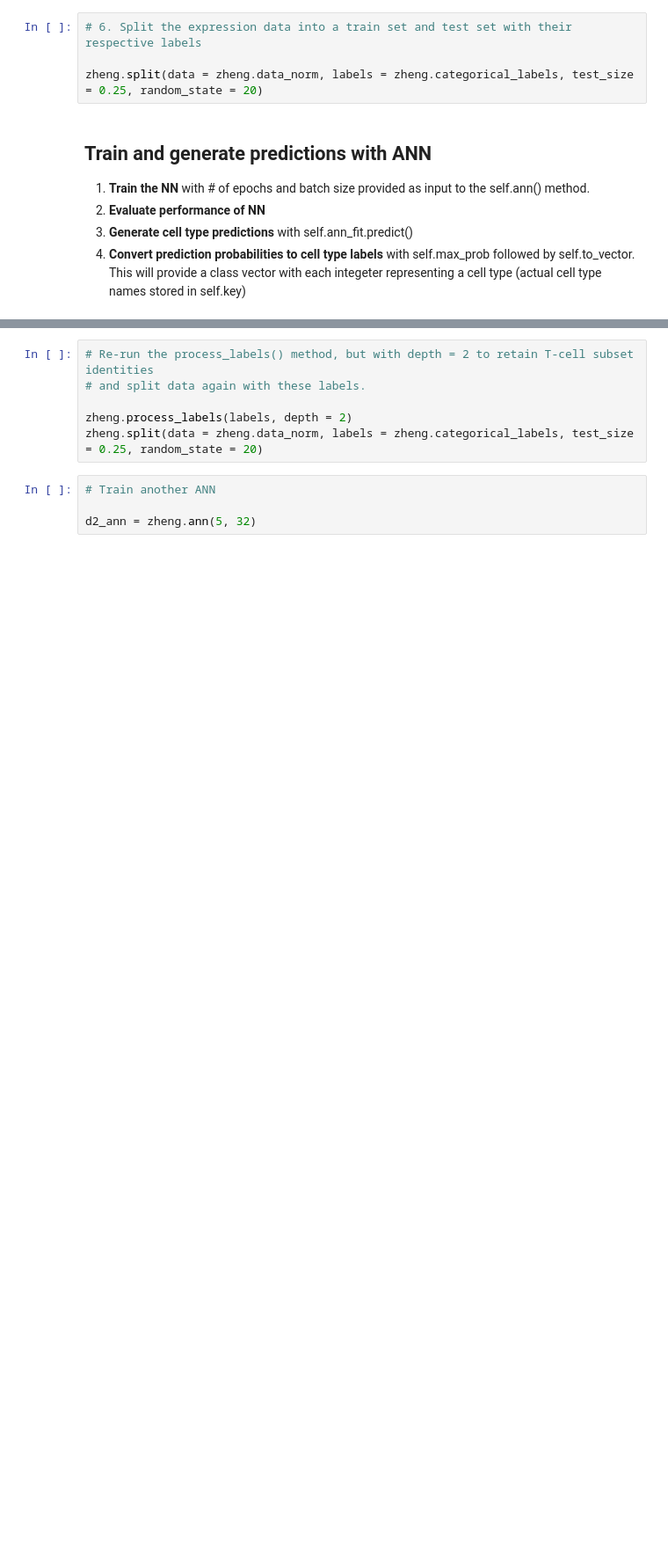
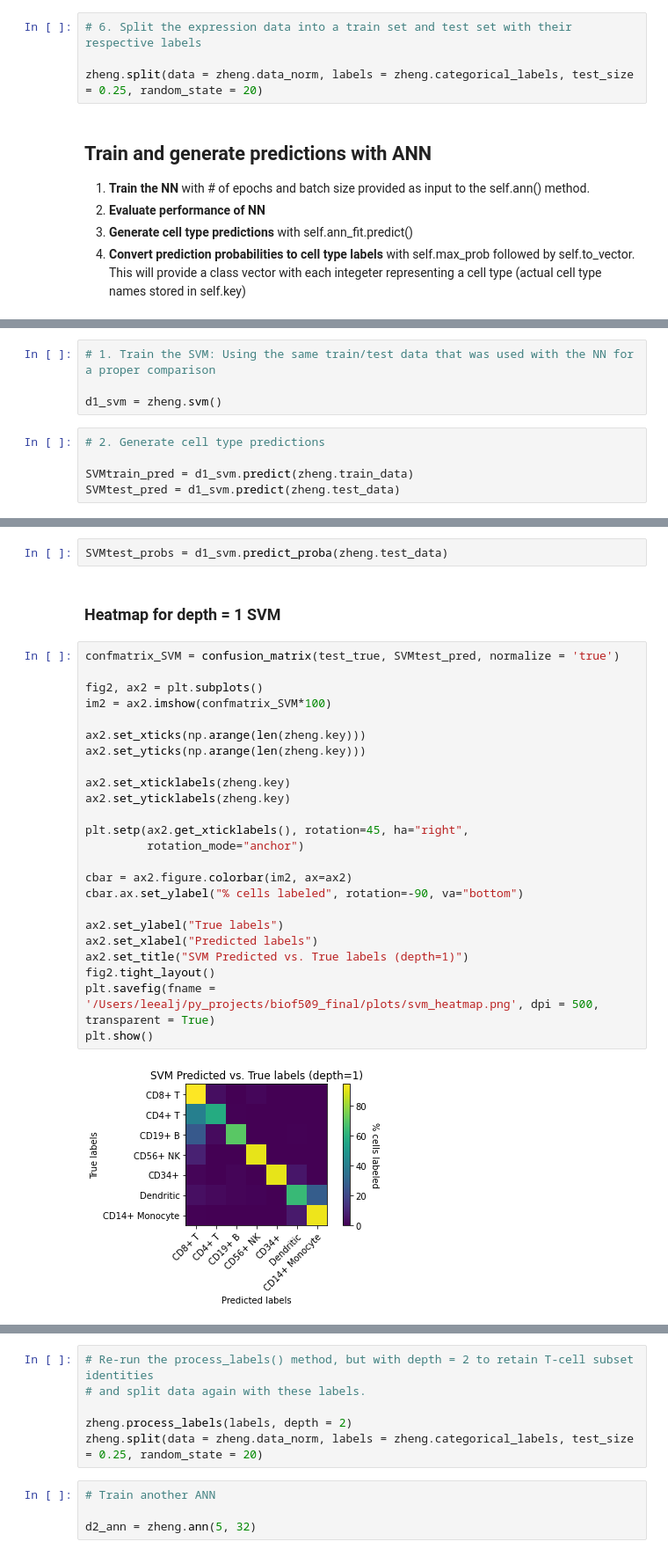
Before and after one commit to leealj/biof509_final, a Jupyter notebook: sctype.ipynb, the cells around one changed output, grey strips where cells are left out. Shown at 88% size. Saved outputs shown, nothing was run; the diff lists cells and outputs as text; blank space fills up the shorter version.

```diff
--- a/sctype.ipynb
+++ b/sctype.ipynb
@@ -411,0 +380,9 @@ plt.show()
+# %%
+# 1. Train the SVM: Using the same train/test data that was used with the NN for a proper comparison
+
+d1_svm = zheng.svm()
+# %%
+# 2. Generate cell type predictions
+
+SVMtrain_pred = d1_svm.predict(zheng.train_data)
+SVMtest_pred = d1_svm.predict(zheng.test_data)
@@ -411,0 +397,30 @@ plt.show()
+# %%
+SVMtest_probs = d1_svm.predict_proba(zheng.test_data)
+# %% [markdown]
+### Heatmap for depth = 1 SVM
+# %%
+confmatrix_SVM = confusion_matrix(test_true, SVMtest_pred, normalize = 'true')
+
+fig2, ax2 = plt.subplots()
+im2 = ax2.imshow(confmatrix_SVM*100)
+
+ax2.set_xticks(np.arange(len(zheng.key)))
+ax2.set_yticks(np.arange(len(zheng.key)))
+
+ax2.set_xticklabels(zheng.key)
+ax2.set_yticklabels(zheng.key)
+
+plt.setp(ax2.get_xticklabels(), rotation=45, ha="right",
+         rotation_mode="anchor")
+
+cbar = ax2.figure.colorbar(im2, ax=ax2)
+cbar.ax.set_ylabel("% cells labeled", rotation=-90, va="bottom")
+
+ax2.set_ylabel("True labels")
+ax2.set_xlabel("Predicted labels")
+ax2.set_title("SVM Predicted vs. True labels (depth=1)")
+fig2.tight_layout()
+plt.savefig(fname = '/Users/leealj/py_projects/biof509_final/plots/svm_heatmap.png', dpi = 500, transparent = True)
+plt.show()
+# %% [output]
+[figure, added]
```
Also changed, not shown: parts of 49 cells of this notebook, 11 other files.
